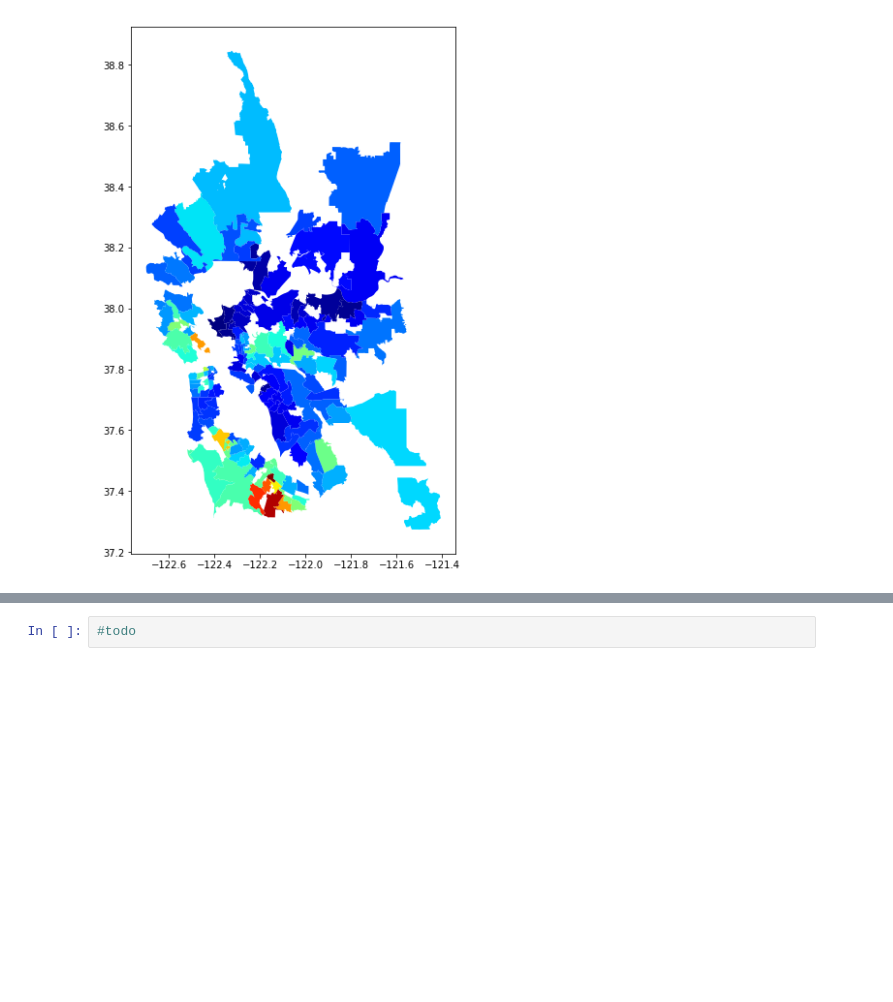
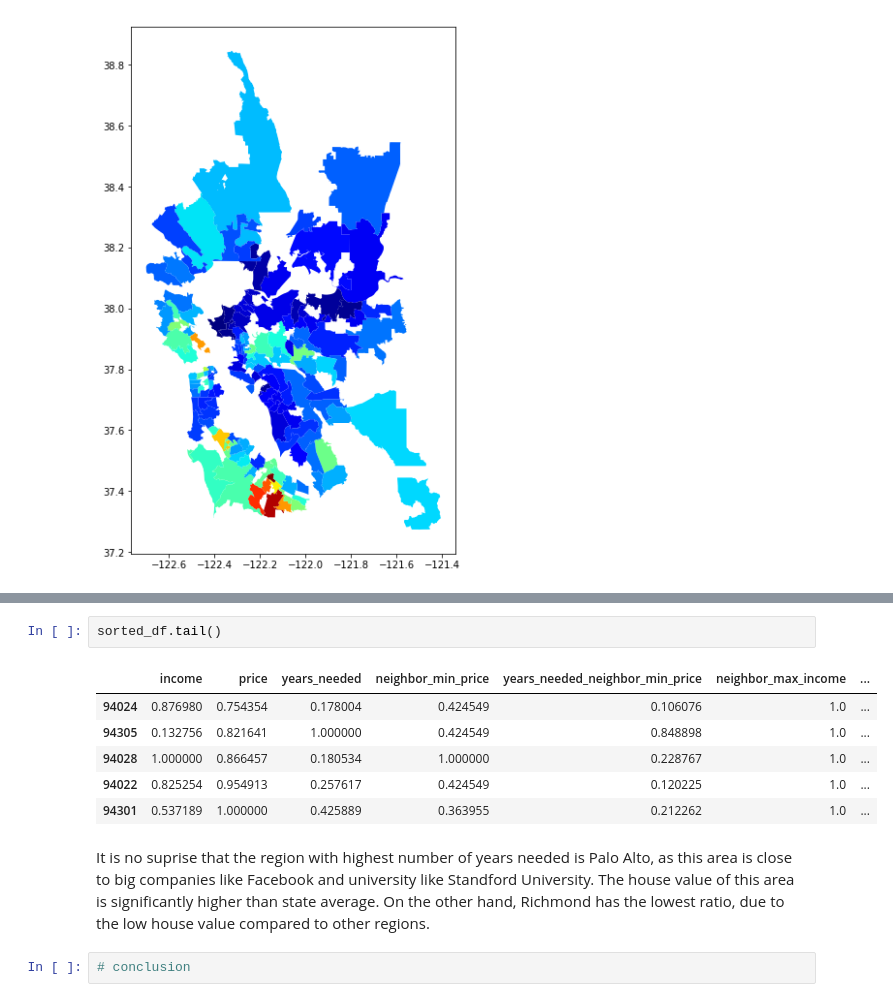
Before and after one commit to heronyang/house-price-vs-income, a Jupyter notebook: Income v.s. House Price.ipynb, the cells around one changed output, grey strips where cells are left out. Saved outputs shown, nothing was run; the diff lists cells and outputs as text; blank space fills up the shorter version.

```diff
--- a/Income v.s. House Price.ipynb
+++ b/Income v.s. House Price.ipynb
@@ -575,2 +604,13 @@ plot_shapes(filtered_shape_records, normalized_df, "years_needed_neighbor_max_in
+# %%
+sorted_df.tail()
+# %% [output]
+|  | income | price | years_needed | neighbor_min_price | years_needed_neighbor_min_price | neighbor_max_income | ... |
+| 94024 | 0.876980 | 0.754354 | 0.178004 | 0.424549 | 0.106076 | 1.0 | ... |
+| 94305 | 0.132756 | 0.821641 | 1.000000 | 0.424549 | 0.848898 | 1.0 | ... |
+| 94028 | 1.000000 | 0.866457 | 0.180534 | 1.000000 | 0.228767 | 1.0 | ... |
+| 94022 | 0.825254 | 0.954913 | 0.257617 | 0.424549 | 0.120225 | 1.0 | ... |
+| 94301 | 0.537189 | 1.000000 | 0.425889 | 0.363955 | 0.212262 | 1.0 | ... |
+# %% [markdown]
+It is no suprise that the region with highest number of years needed is Palo Alto, as this area is close to big companies like Facebook and university like Standford University. The house value of this area is significantly higher than state average. On the other hand, Richmond has the lowest ratio, due to the low house value compared to other regions.
 # %%
-#todo
+# conclusion
```
Also changed, not shown: parts of 8 cells of this notebook.
